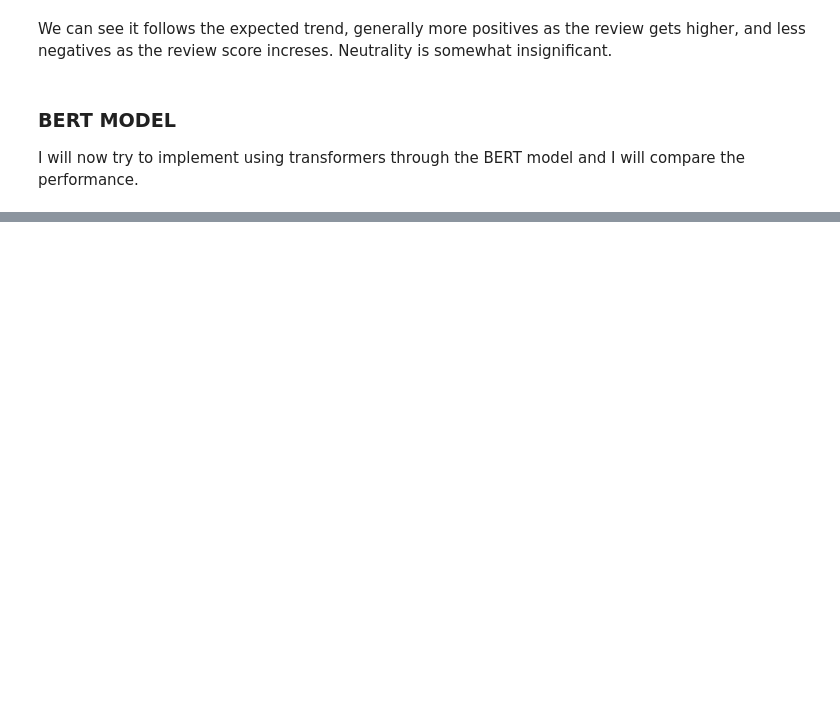
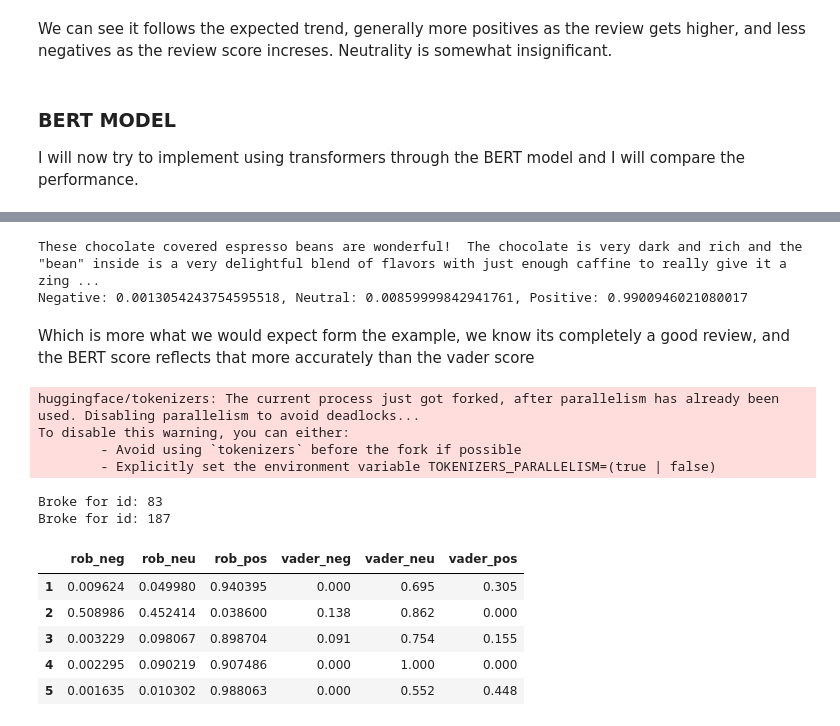
Before and after one commit to thjuels/ML-projs, a Jupyter notebook: sentiment-analysis-int/sentiment-analysis.ipynb, the cells around one changed output, grey strips where cells are left out. Drawn from its saved outputs; the diff is of its cells as text; code cells hidden in the pictures; blank space fills up the shorter version.

```diff
--- a/sentiment-analysis-int/sentiment-analysis.ipynb
+++ b/sentiment-analysis-int/sentiment-analysis.ipynb
@@ -212,0 +246,54 @@ I will now try to implement using transformers through the BERT model and I will
+# %%
+res = softmax(np_output)
+print(ex)
+print(f"Negative: {res[0]}, Neutral: {res[1]}, Positive: {res[2]}")
+# %% [output]
+These chocolate covered espresso beans are wonderful!  The chocolate is very dark and rich and the "bean" inside is a very delightful blend of flavors with just enough caffine to really give it a zing ...
+Negative: 0.0013054243754595518, Neutral: 0.00859999842941761, Positive: 0.9900946021080017
+# %% [markdown]
+Which is more what we would expect form the example, we know its completely a good review, and the BERT score reflects that more accurately than the vader score
+# %%
+def roberta_scorer(item):
+    encoded_ex = tokenizer(item, return_tensors='pt')
+    output = model(**encoded_ex)
+    np_output = output[0][0].detach().numpy()
+    res = softmax(np_output)
+    scores_dict = {
+        "rob_neg" : res[0],
+        "rob_neu" : res[1],
+        "rob_pos" : res[2],
+    }
+    return scores_dict  # <-- Add this line!
+
+scores = {}
+for i, row in tqdm(df.iterrows(), total=len(df)):
+    try:
+        text = row['Text']
+        currId = row['Id']
+        rob = roberta_scorer(text)
+        vader = sia.polarity_scores(text)
+        vader_renamed = {
+            "vader_neg" : vader["neg"],
+            "vader_neu" : vader["neu"],
+            "vader_pos" : vader["pos"],
+        }
+        scores[currId] = { **rob, **vader_renamed }
+    except RuntimeError:
+        print(f"Broke for id: {currId}")
+
+# If you want to create a dataframe from scores:
+scored_roberta_df = pd.DataFrame.from_dict(scores, orient='index')
+scored_roberta_df.head()
+# %% [output]
+huggingface/tokenizers: The current process just got forked, after parallelism has already been used. Disabling parallelism to avoid deadlocks...
+To disable this warning, you can either:
+        - Avoid using `tokenizers` before the fork if possible
+        - Explicitly set the environment variable TOKENIZERS_PARALLELISM=(true | false)
+Broke for id: 83
+Broke for id: 187
+|  | rob_neg | rob_neu | rob_pos | vader_neg | vader_neu | vader_pos |
+| 1 | 0.009624 | 0.049980 | 0.940395 | 0.000 | 0.695 | 0.305 |
+| 2 | 0.508986 | 0.452414 | 0.038600 | 0.138 | 0.862 | 0.000 |
+| 3 | 0.003229 | 0.098067 | 0.898704 | 0.091 | 0.754 | 0.155 |
+| 4 | 0.002295 | 0.090219 | 0.907486 | 0.000 | 1.000 | 0.000 |
+| 5 | 0.001635 | 0.010302 | 0.988063 | 0.000 | 0.552 | 0.448 |
```
Also changed, not shown: parts of 31 cells of this notebook.
